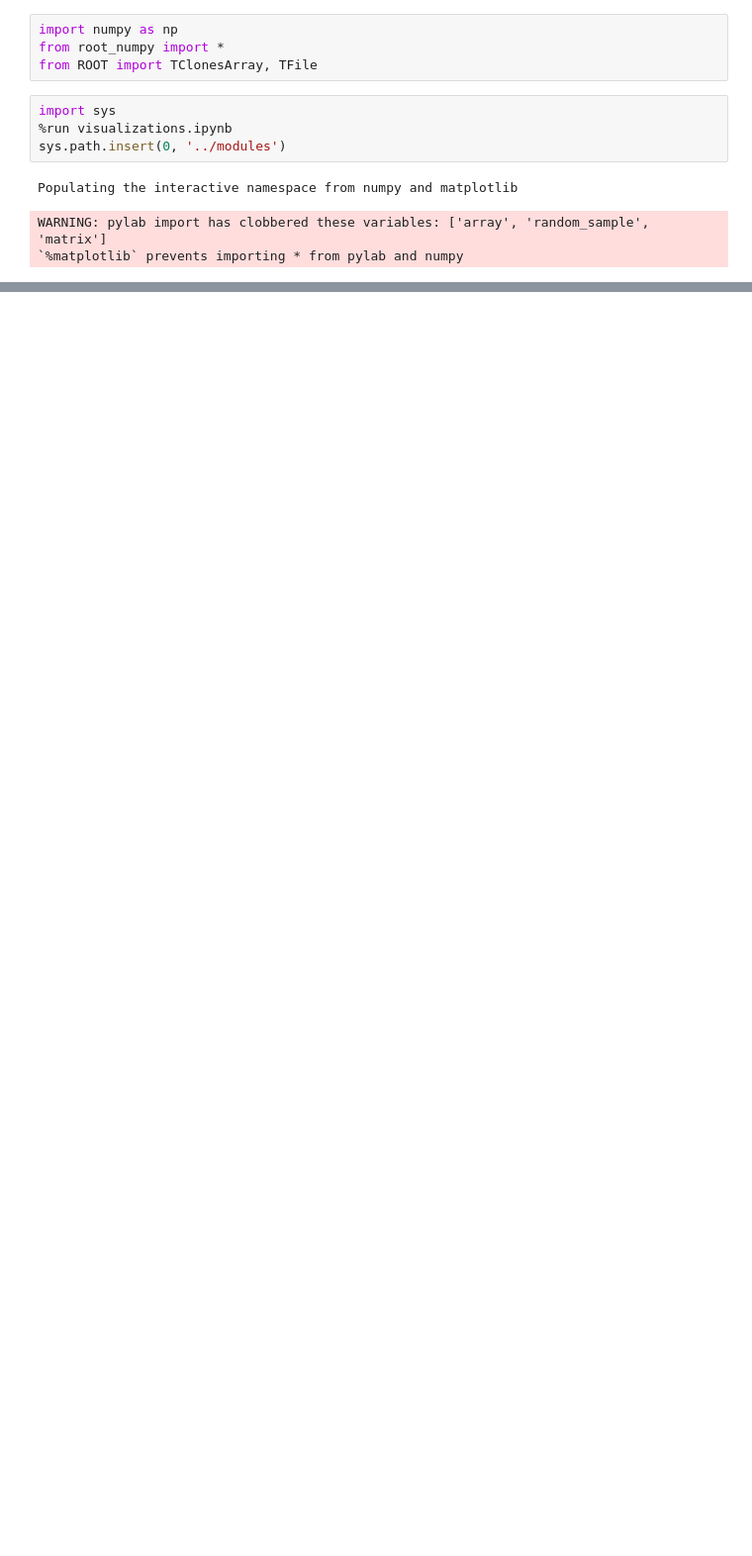
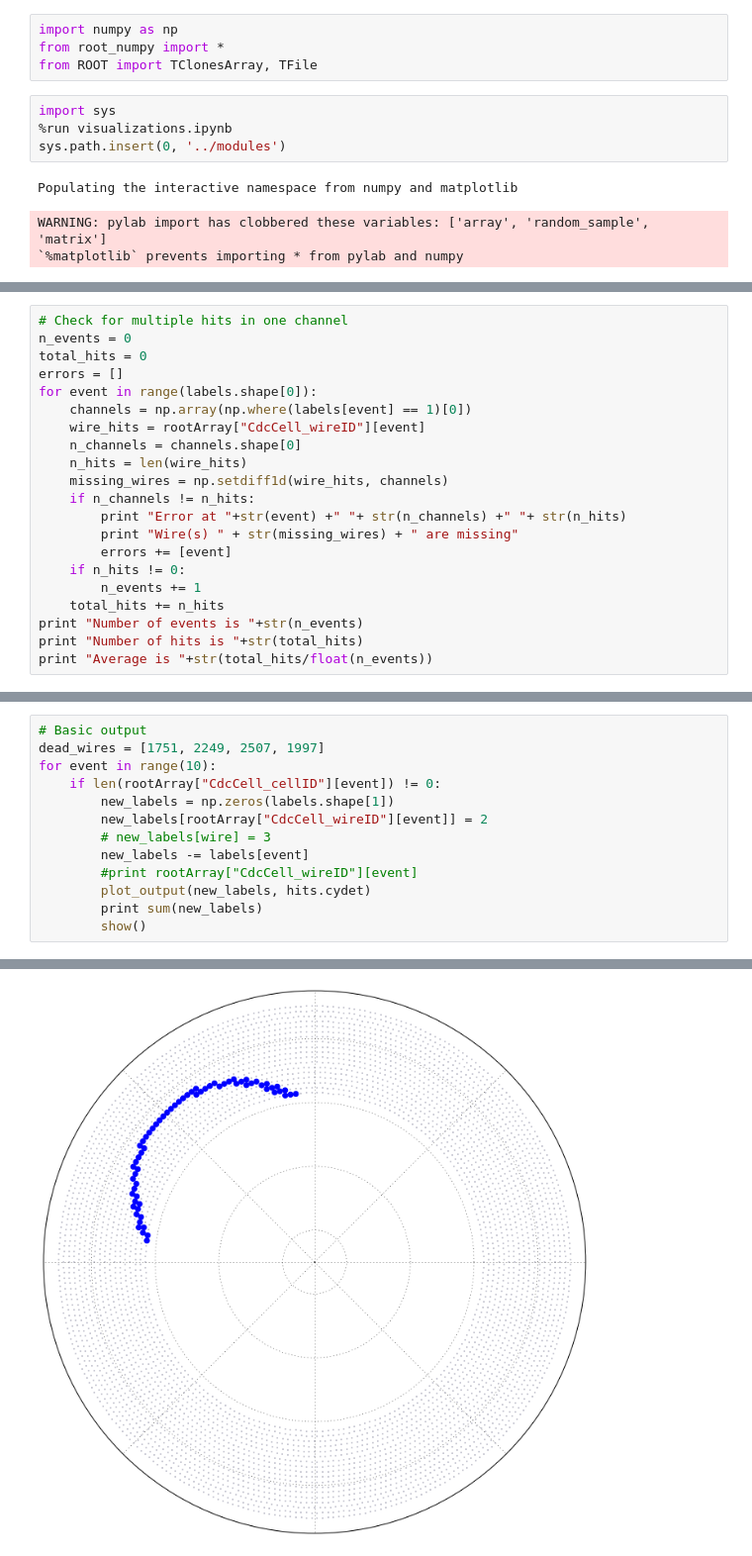
Before and after one commit to ewengillies/track-finding-yandex, a Jupyter notebook: notebooks/oaAnalysisChecker.ipynb, the cells around one changed output, grey strips where cells are left out. Shown at 99% size. Drawn from its saved outputs; the diff is of its cells as text; blank space fills up the shorter version.

```diff
--- a/notebooks/oaAnalysisChecker.ipynb
+++ b/notebooks/oaAnalysisChecker.ipynb
@@ -18,0 +49,21 @@ labels = numpy.vstack(hits.get_hit_types(i) for i in range(hits.n_events))
+# %%
+# Check for multiple hits in one channel
+n_events = 0
+total_hits = 0
+errors = []
+for event in range(labels.shape[0]):
+    channels = np.array(np.where(labels[event] == 1)[0])
+    wire_hits = rootArray["CdcCell_wireID"][event]
+    n_channels = channels.shape[0]
+    n_hits = len(wire_hits)
+    missing_wires = np.setdiff1d(wire_hits, channels)
+    if n_channels != n_hits:
+        print "Error at "+str(event) +" "+ str(n_channels) +" "+ str(n_hits)
+        print "Wire(s) " + str(missing_wires) + " are missing"
+        errors += [event]
+    if n_hits != 0:
+        n_events += 1
+    total_hits += n_hits
+print "Number of events is "+str(n_events)
+print "Number of hits is "+str(total_hits)
+print "Average is "+str(total_hits/float(n_events))
@@ -18,0 +74,14 @@ labels = numpy.vstack(hits.get_hit_types(i) for i in range(hits.n_events))
+# %%
+# Basic output
+dead_wires = [1751, 2249, 2507, 1997]
+for event in range(10):
+    if len(rootArray["CdcCell_cellID"][event]) != 0:
+        new_labels = np.zeros(labels.shape[1])
+        new_labels[rootArray["CdcCell_wireID"][event]] = 2
+        # new_labels[wire] = 3
+        new_labels -= labels[event]
+        #print rootArray["CdcCell_wireID"][event]
+        plot_output(new_labels, hits.cydet)
+        print sum(new_labels)
+        show()
+# %% [output]
@@ -18,0 +89 @@ labels = numpy.vstack(hits.get_hit_types(i) for i in range(hits.n_events))
+[figure, added]
```
Also changed, not shown: parts of 8 cells of this notebook, 3 other files.
